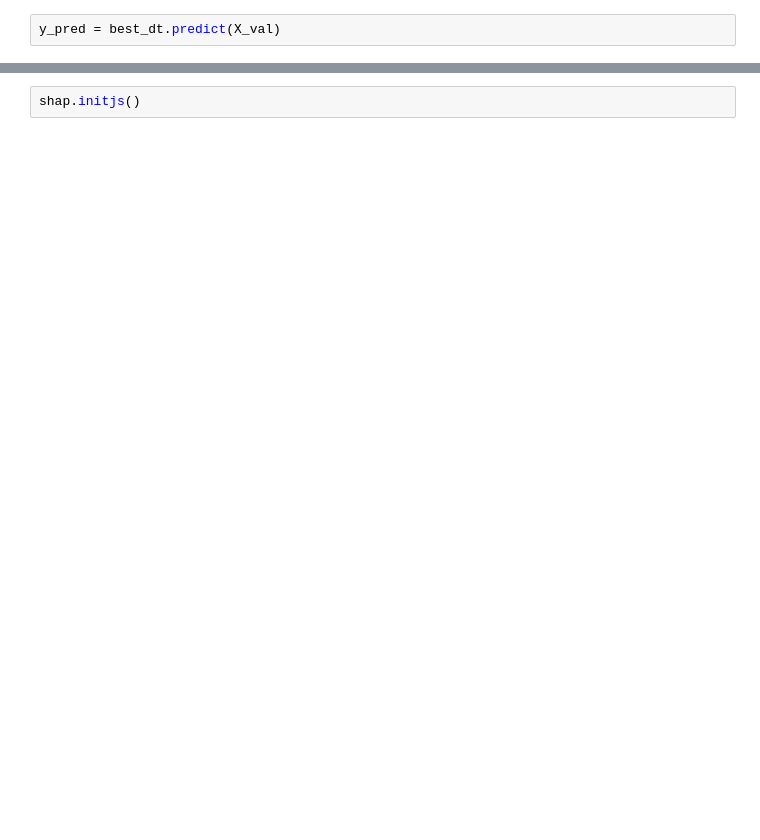
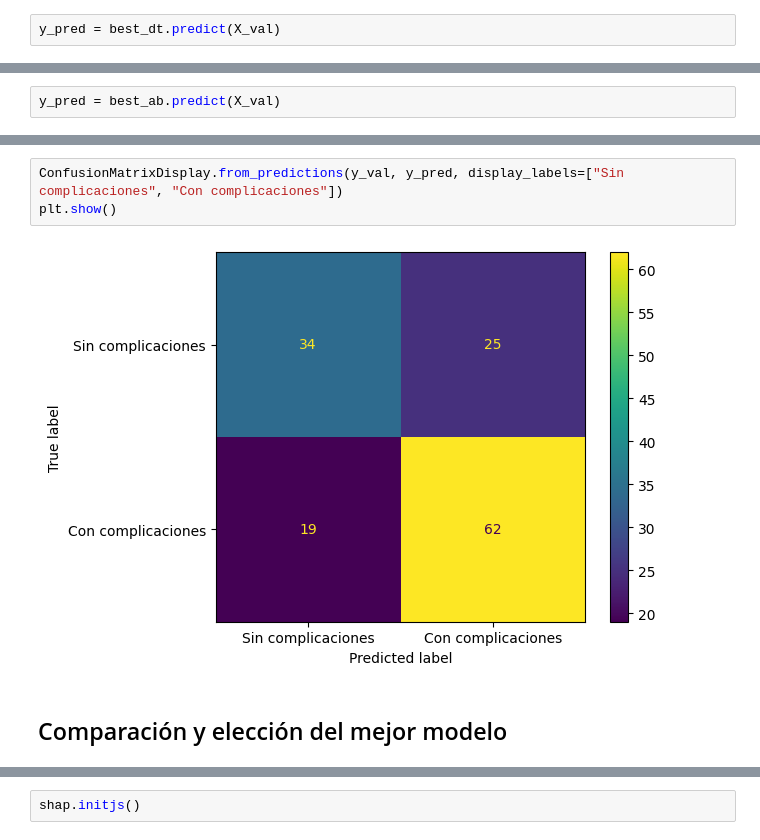
Before and after one commit to Traintain/MINE4101-202520-Proyecto-Transplantes-Hepaticos, a Jupyter notebook: Modelo de clasificación/Entrenamiento clasificadores.ipynb, the cells around one changed output, grey strips where cells are left out. Drawn from its saved outputs; the diff is of its cells as text; blank space fills up the shorter version.

```diff
--- a/Modelo de clasificación/Entrenamiento clasificadores.ipynb
+++ b/Modelo de clasificación/Entrenamiento clasificadores.ipynb
@@ -583,0 +650,2 @@ plt.show()
+# %%
+y_pred = best_ab.predict(X_val)
@@ -583,0 +663,7 @@ plt.show()
+# %%
+ConfusionMatrixDisplay.from_predictions(y_val, y_pred, display_labels=["Sin complicaciones", "Con complicaciones"])
+plt.show()
+# %% [output]
+[figure, added]
+# %% [markdown]
+## Comparación y elección del mejor modelo
```
Also changed, not shown: parts of 28 cells of this notebook.
